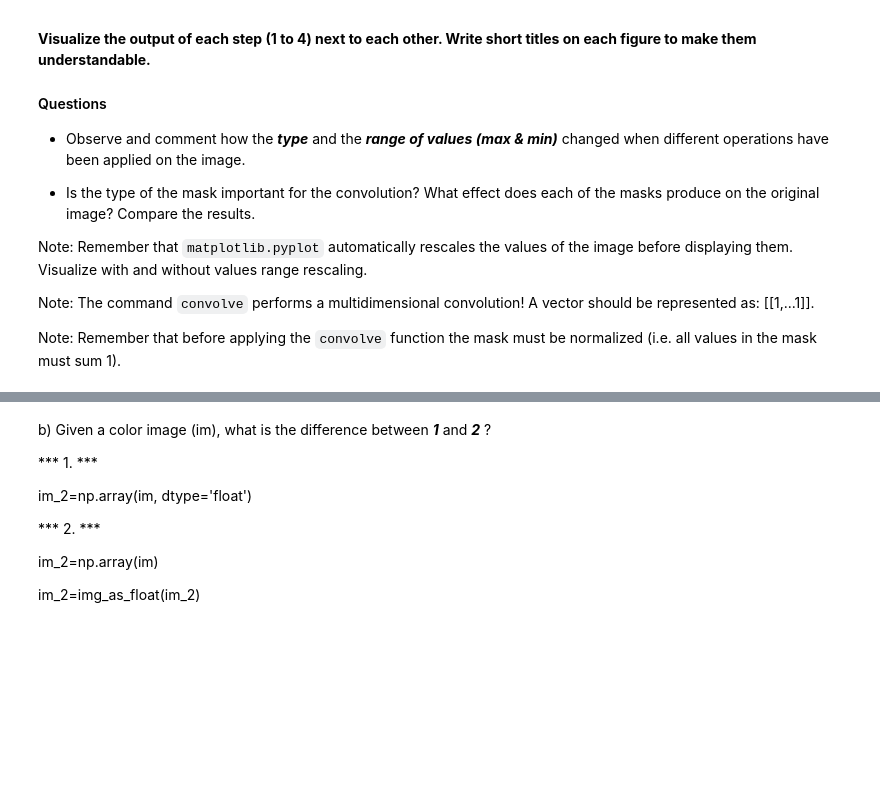
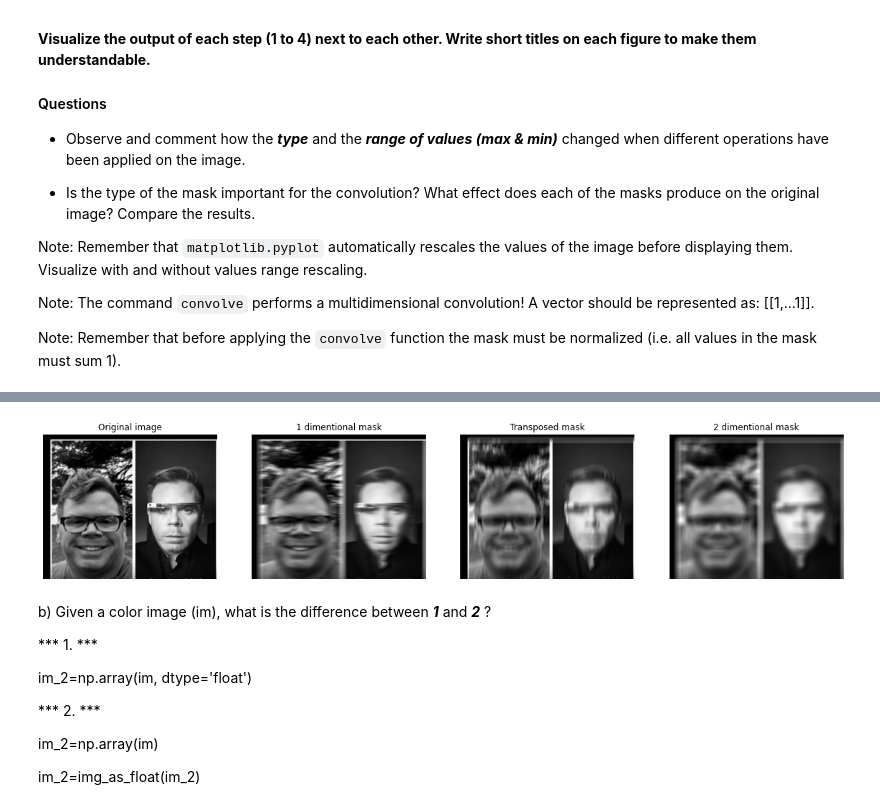
Before and after one commit to laurentiuNedelcu/va-laboratori, a Jupyter notebook: p2/p2/p2_2020-2021.ipynb, the cells around one changed output, grey strips where cells are left out. Drawn from its saved outputs; the diff is of its cells as text; code cells hidden in the pictures; blank space fills up the shorter version.

```diff
--- a/p2/p2/p2_2020-2021.ipynb
+++ b/p2/p2/p2_2020-2021.ipynb
@@ -159,0 +244,37 @@ Note: Remember that before applying the `convolve` function the mask must be nor
+# %%
+# Load image and convert to grayscale
+face_img = io.imread("images/face.png")
+face_img = rgb2gray(face_img)
+
+# Create mask and normalize in order to have values from 0 to 1
+mask_h1d = np.ones(shape=(1,15))
+mask_h1d /= np.sum(mask_h1d)
+
+# Convolve
+face_img_convolved = ndimage.convolve(face_img,mask_h1d)
+
+# Create mask and normalize in order to have values from 0 to 1
+mask_h1d = np.ones(shape=(1,15))
+mask_h1d = np.transpose(mask_h1d)
+mask_h1d /= np.sum(mask_h1d)
+
+# Convolve
+face_img_transp = ndimage.convolve(face_img, mask_h1d)
+
+# Create mask and normalize in order to have values from 0 to 1
+mask_h1d = np.ones(shape=(15,15))
+mask_h1d /= np.sum(mask_h1d)
+
+# Convolve
+face_img_2d = ndimage.convolve(face_img, mask_h1d)
+
+# Saving images
+io.imsave("images/face_convolve.png",face_img_convolved)
+io.imsave("images/face_convolve.png",face_img_transp)
+io.imsave("images/face_convolve.png",face_img_2d)
+
+# Display images
+plot_in_order(images=[face_img, face_img_convolved, face_img_transp, face_img_2d],
+              titles=["Original image", "1 dimentional mask", "Transposed mask", "2 dimentional mask"],
+        gray=[True, True, True, True], rows=1, cols=4)
+# %% [output]
@@ -160,3 +284,4 @@ Note: Remember that before applying the `convolve` function the mask must be nor
+[figure, added]
 # %% [markdown]
 b) Given a color image (im), what is the difference between ***1*** and ***2*** ?
 
```
Also changed, not shown: parts of 10 cells of this notebook, 1 other file.
